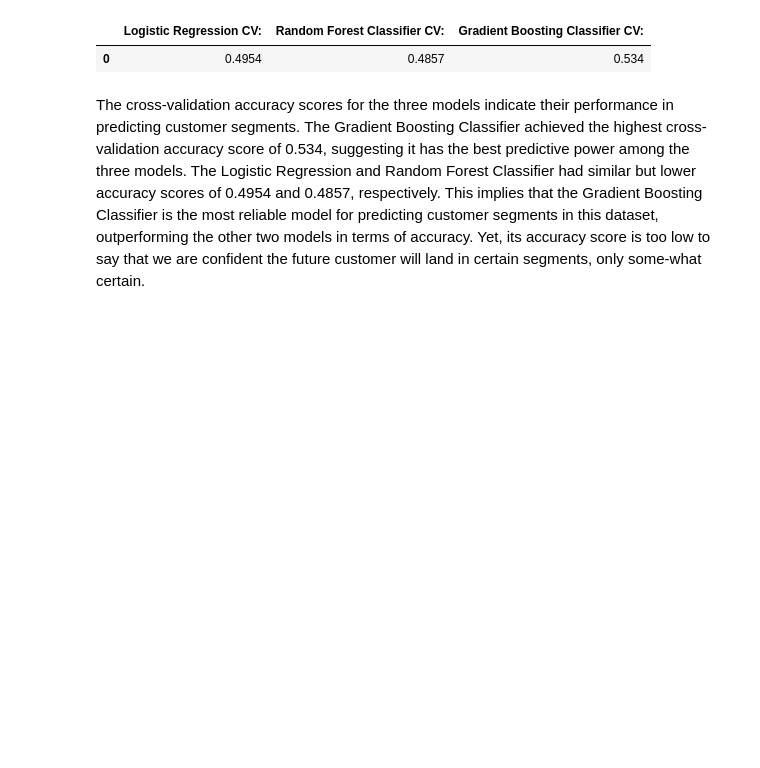
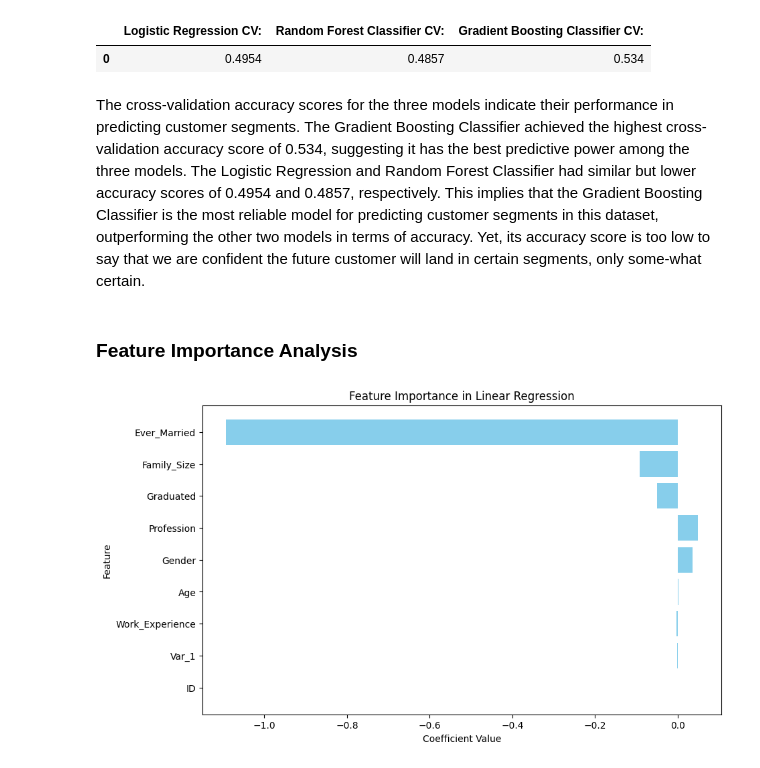
Before and after one commit to Jen-uis/Customer-Segmentation-Analysis, a Jupyter notebook: Project-Code.ipynb, the cells around one changed output. Drawn from its saved outputs; the diff is of its cells as text; code cells hidden in the pictures; blank space fills up the shorter version.

Commit message:
Coding is Completed, can be updated to reflect current value.

```diff
--- a/Project-Code.ipynb
+++ b/Project-Code.ipynb
@@ -703,3 +703,29 @@ cv_summary_df
 | 0 | 0.4954 | 0.4857 | 0.534 |
 # %% [markdown]
 The cross-validation accuracy scores for the three models indicate their performance in predicting customer segments. The Gradient Boosting Classifier achieved the highest cross-validation accuracy score of 0.534, suggesting it has the best predictive power among the three models. The Logistic Regression and Random Forest Classifier had similar but lower accuracy scores of 0.4954 and 0.4857, respectively. This implies that the Gradient Boosting Classifier is the most reliable model for predicting customer segments in this dataset, outperforming the other two models in terms of accuracy. Yet, its accuracy score is too low to say that we are confident the future customer will land in certain segments, only some-what certain.
+# %% [markdown]
+### Feature Importance Analysis
+# %%
+#For linear regression
+
+feature_names = X_train.columns
+
+coefficients = lr_model.coef_
+
+importance_df = pd.DataFrame({
+    'Feature': feature_names,
+    'Coefficient': coefficients
+})
+
+importance_df['Abs_Coefficient'] = np.abs(importance_df['Coefficient'])
+importance_df = importance_df.sort_values(by='Abs_Coefficient', ascending=False)
+
+plt.figure(figsize=(10, 6))
+plt.barh(importance_df['Feature'], importance_df['Coefficient'], color='skyblue')
+plt.xlabel('Coefficient Value')
+plt.ylabel('Feature')
+plt.title('Feature Importance in Linear Regression')
+plt.gca().invert_yaxis()
+plt.show()
+# %% [output]
+[figure, added]
```
Also changed, not shown: parts of 3 cells of this notebook.
